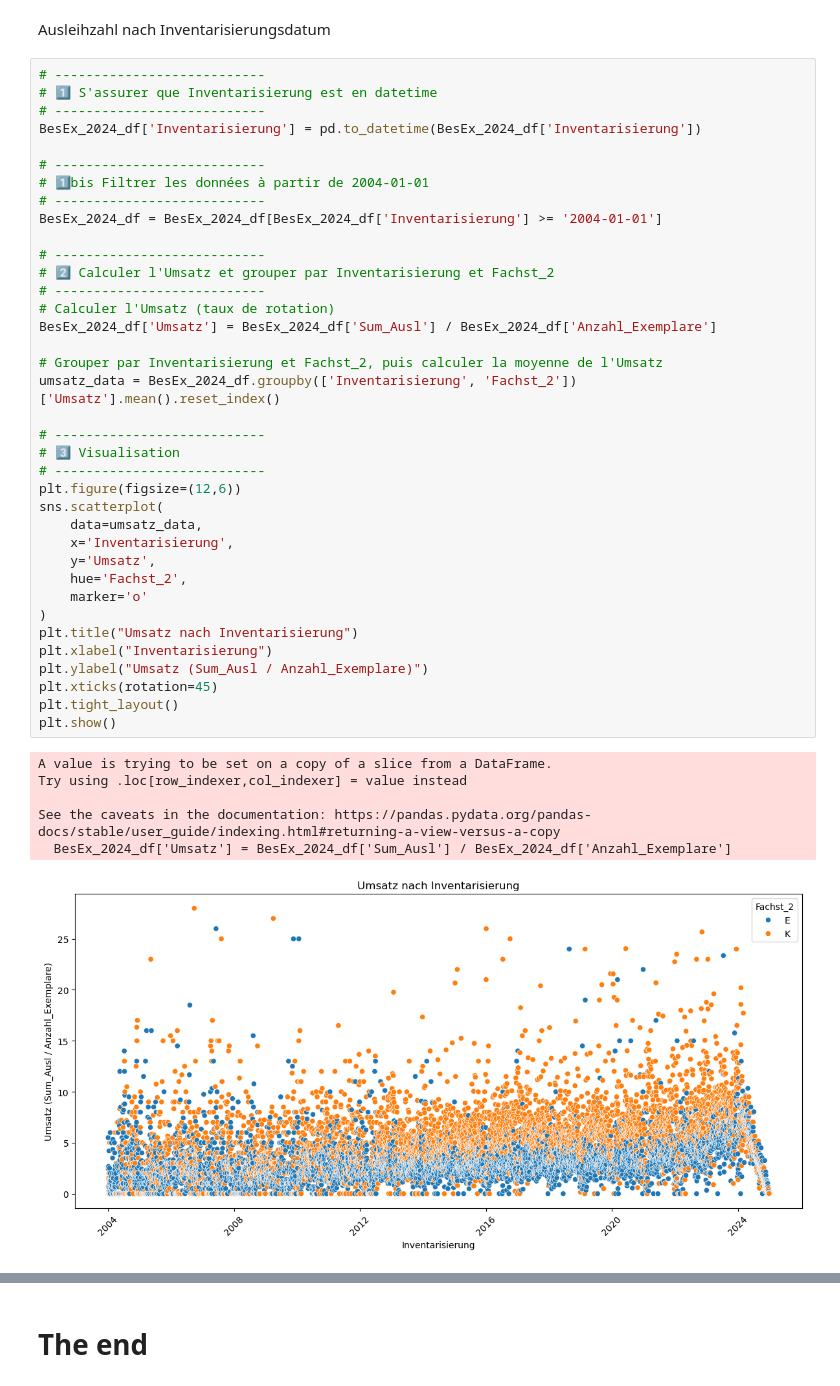
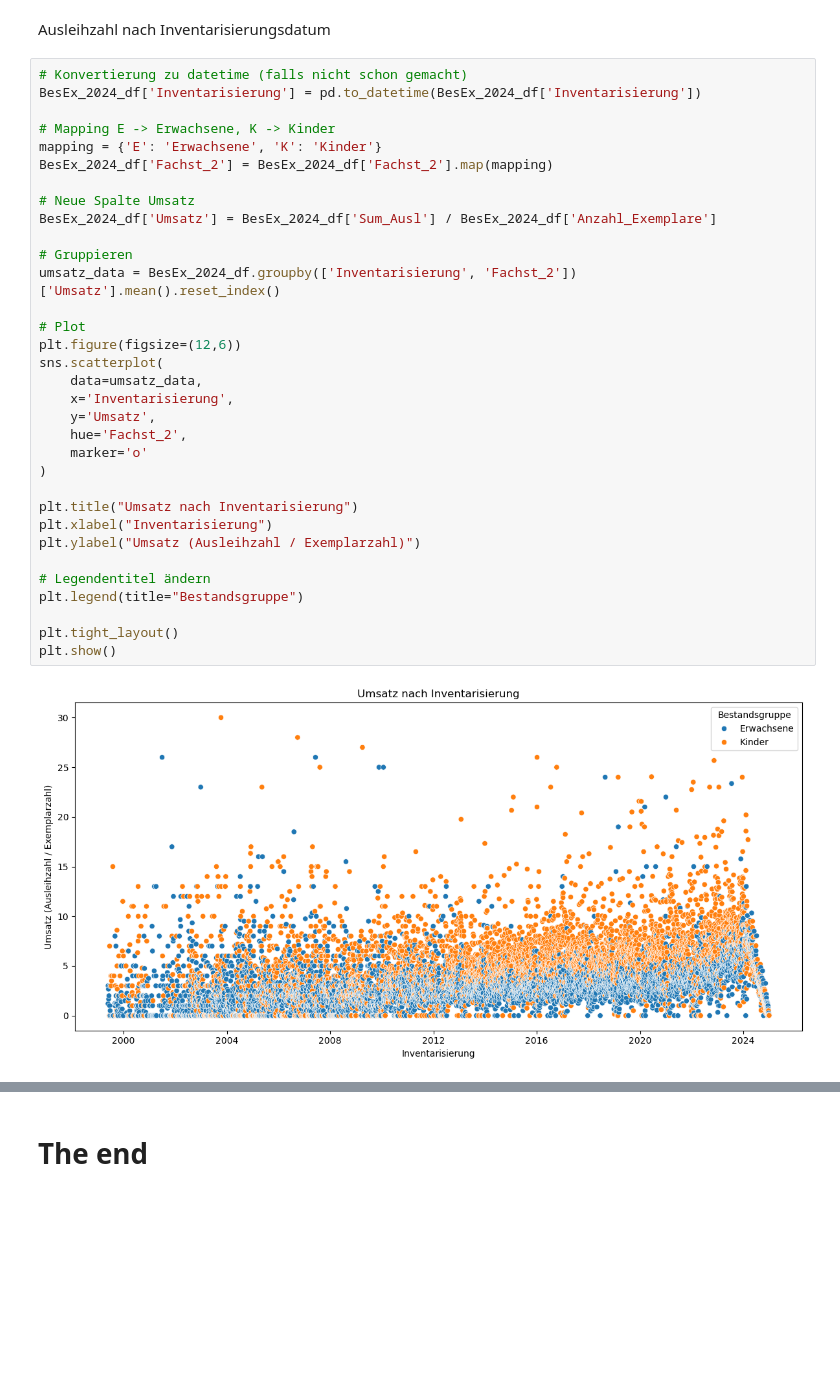
Before and after one commit to BeatriceM476/Final-project, a Jupyter notebook: BesEx_2024.ipynb, the cells around one changed output, grey strips where cells are left out. Cells and saved outputs as stored; diff of their text form; blank space fills up the shorter version.

```diff
--- a/BesEx_2024.ipynb
+++ b/BesEx_2024.ipynb
@@ -379,46 +379,37 @@ Pas de corrélation
 # %% [markdown]
 Ausleihzahl nach Inventarisierungsdatum
 # %%
-# ---------------------------
-# 1️⃣ S'assurer que Inventarisierung est en datetime
-# ---------------------------
+# Konvertierung zu datetime (falls nicht schon gemacht)
 BesEx_2024_df['Inventarisierung'] = pd.to_datetime(BesEx_2024_df['Inventarisierung'])
 
-# ---------------------------
-# 1️⃣bis Filtrer les données à partir de 2004-01-01
-# ---------------------------
-BesEx_2024_df = BesEx_2024_df[BesEx_2024_df['Inventarisierung'] >= '2004-01-01']
+# Mapping E -> Erwachsene, K -> Kinder
+mapping = {'E': 'Erwachsene', 'K': 'Kinder'}
+BesEx_2024_df['Fachst_2'] = BesEx_2024_df['Fachst_2'].map(mapping)
 
-# ---------------------------
-# 2️⃣ Calculer l'Umsatz et grouper par Inventarisierung et Fachst_2
-# ---------------------------
-# Calculer l'Umsatz (taux de rotation)
+# Neue Spalte Umsatz
 BesEx_2024_df['Umsatz'] = BesEx_2024_df['Sum_Ausl'] / BesEx_2024_df['Anzahl_Exemplare']
 
-# Grouper par Inventarisierung et Fachst_2, puis calculer la moyenne de l'Umsatz
+# Gruppieren
 umsatz_data = BesEx_2024_df.groupby(['Inventarisierung', 'Fachst_2'])['Umsatz'].mean().reset_index()
 
-# ---------------------------
-# 3️⃣ Visualisation
-# ---------------------------
+# Plot
 plt.figure(figsize=(12,6))
 sns.scatterplot(
     data=umsatz_data,
     x='Inventarisierung',
     y='Umsatz',
     hue='Fachst_2',
     marker='o'
 )
+
 plt.title("Umsatz nach Inventarisierung")
 plt.xlabel("Inventarisierung")
-plt.ylabel("Umsatz (Sum_Ausl / Anzahl_Exemplare)")
-plt.xticks(rotation=45)
+plt.ylabel("Umsatz (Ausleihzahl / Exemplarzahl)")
+
+# Legendentitel ändern
+plt.legend(title="Bestandsgruppe")
+
 plt.tight_layout()
 plt.show()
 # %% [output]
-A value is trying to be set on a copy of a slice from a DataFrame.
-Try using .loc[row_indexer,col_indexer] = value instead
-
-See the caveats in the documentation: https://pandas.pydata.org/pandas-docs/stable/user_guide/indexing.html#returning-a-view-versus-a-copy
-  BesEx_2024_df['Umsatz'] = BesEx_2024_df['Sum_Ausl'] / BesEx_2024_df['Anzahl_Exemplare']
-[figure, old version]
+[figure, new version]
```
Also changed, not shown: parts of 6 cells of this notebook, 2 other files.
